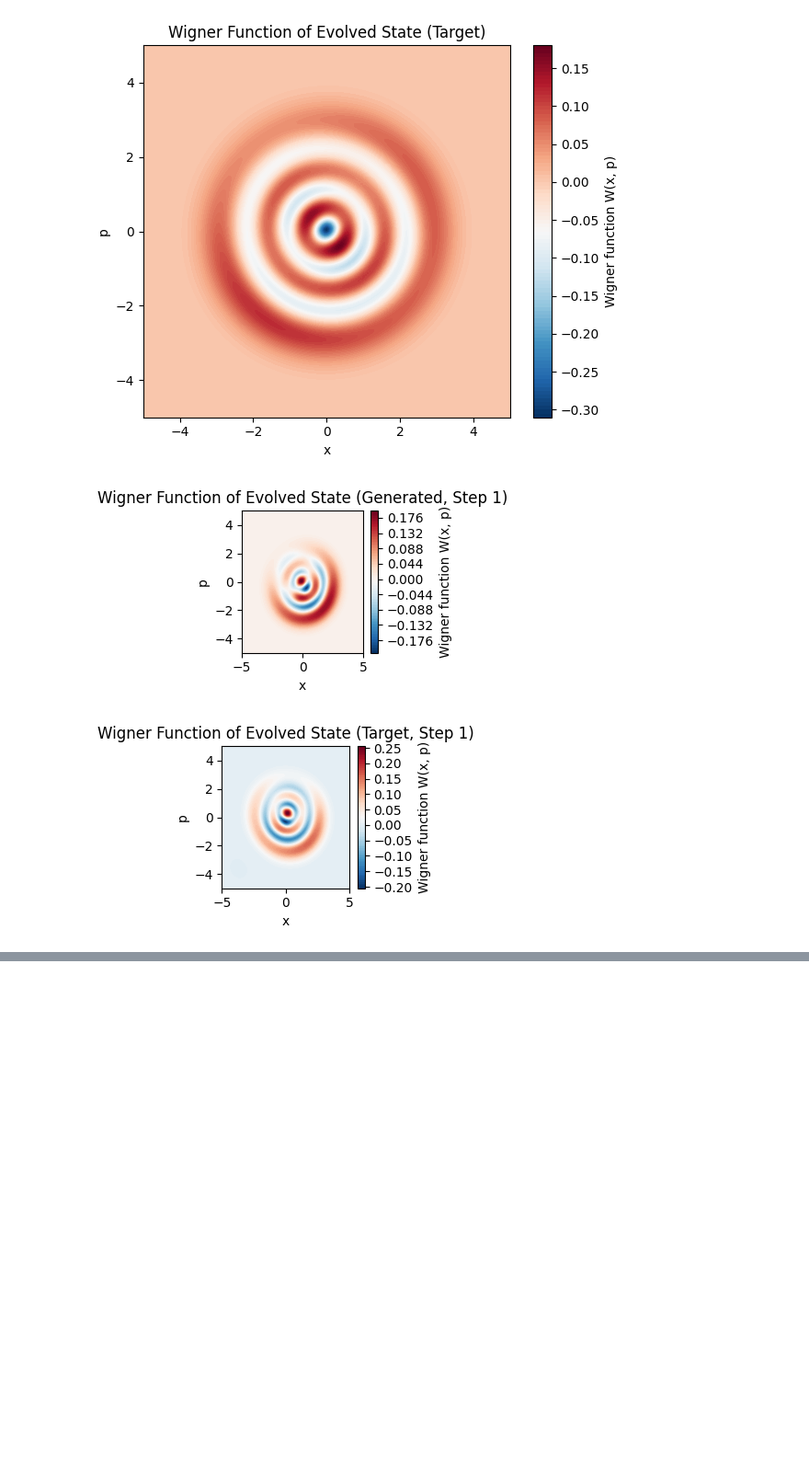
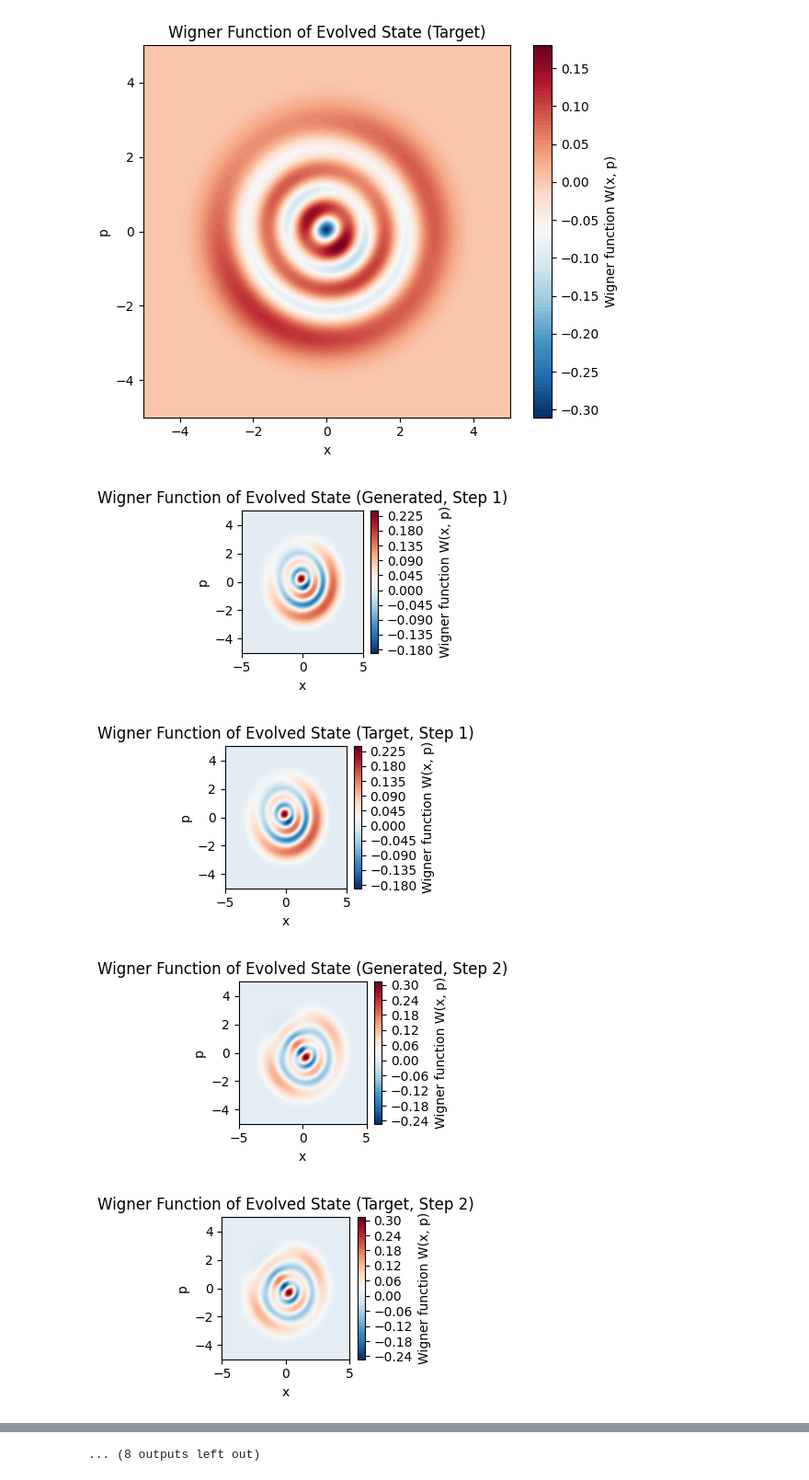
Before and after one commit to alexaymehra/hybrid-quantum-simulation, a Jupyter notebook: MorseOptimizedParameters.ipynb, the cells around one changed output, grey strips where cells are left out. Shown at 92% size. Cells and saved outputs as stored; diff of their text form; code cells hidden in the pictures; blank space fills up the shorter version.

Commit message:
Changed Display Time and Steps for Wigner Visualization

```diff
--- a/MorseOptimizedParameters.ipynb
+++ b/MorseOptimizedParameters.ipynb
@@ -390,8 +390,8 @@ plt.show()
 target_hamiltonian = (1j / time) * sp.linalg.logm(morse_to_optimize)
 generated_hamiltonian = (1j / time) * sp.linalg.logm(morse_generated)
 
-steps = 1
-time_and_extra = time + 55
+steps = 10
+time_and_extra = time + 25
 time_step = time_and_extra / steps
 
 step_target_unitary = sp.linalg.expm(-1j * target_hamiltonian * time_step)
@@ -442,32 +442,34 @@ plt.show()
 for i in range(steps - 1):
     step_state_generated = step_generated_unitary @ step_state_generated
     step_state_target = step_target_unitary @ step_state_target
 
     step_qobj_generated = Qobj(step_state_generated, dims=[n_var, [1]])
     step_qobj_target = Qobj(step_state_target, dims=[n_var, [1]])
 
     W_step_generated = wigner(step_qobj_generated, xvec, xvec)
     W_step_target = wigner(step_qobj_target, xvec, xvec)
 
     # Plot
     plt.figure(figsize=(3, 2.5))
     plt.contourf(xvec, xvec, W_step_generated, 100, cmap='RdBu_r')
     plt.colorbar(label='Wigner function W(x, p)')
     plt.xlabel('x')
     plt.ylabel('p')
     plt.title(f'Wigner Function of Evolved State (Generated, Step {i+2})')
     plt.tight_layout()
     plt.show()
 
     # Plot
     plt.figure(figsize=(3, 2.5))
     plt.contourf(xvec, xvec, W_step_target, 100, cmap='RdBu_r')
     plt.colorbar(label='Wigner function W(x, p)')
     plt.xlabel('x')
     plt.ylabel('p')
     plt.title(f'Wigner Function of Evolved State (Target, Step {i+2})')
     plt.tight_layout()
     plt.show()
 # %% [output]
-[figure, old version]
+[figure, new version]
-[figure, old version]
+[figure, new version]
+[figure, added]
+[figure, added]
@@ -474,3 +484,4 @@ for i in range(steps - 1):
+... (8 outputs left out)
 # %%
 # Plot Error vs Gate Depth
 
```
Also changed, not shown: parts of 1 cell of this notebook.
